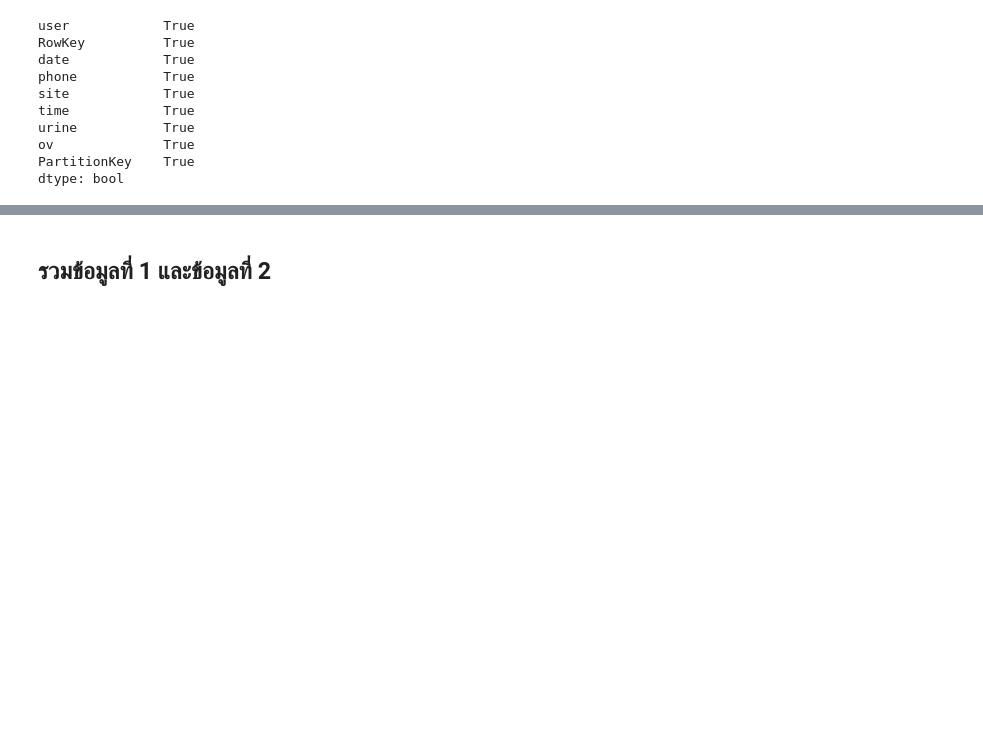
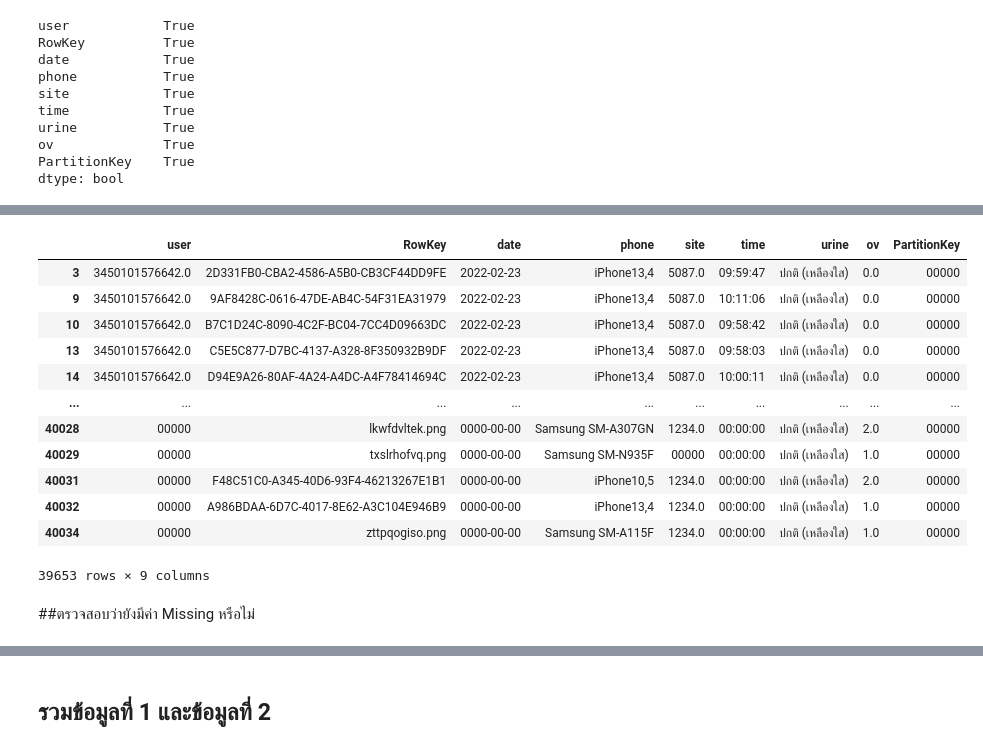
Before and after one commit to proditor002/data_viz_2022, a Jupyter notebook: dashboard_final.ipynb, the cells around one changed output, grey strips where cells are left out. Cells and saved outputs as stored; diff of their text form; code cells hidden in the pictures; blank space fills up the shorter version.

```diff
--- a/dashboard_final.ipynb
+++ b/dashboard_final.ipynb
@@ -186,0 +262,19 @@ dtype: bool
+# %%
+data9 = data8.dropna() #ตัดข้อมูลที่เป็นค่าว่างของ ov ออก เพราะไม่สามารถแทนค่า missing ด้วยค่าอื่นได้ เนื่องจากต้องการข้อมูลที่เป็นตัวเลข 0-4 เท่านั้น
+data9
+# %% [output]
+|  | user | RowKey | date | phone | site | time | urine | ov | PartitionKey |
+| 3 | 3450101576642.0 | 2D331FB0-CBA2-4586-A5B0-CB3CF44DD9FE | 2022-02-23 | iPhone13,4 | 5087.0 | 09:59:47 | ปกติ (เหลืองใส) | 0.0 | 00000 |
+| 9 | 3450101576642.0 | 9AF8428C-0616-47DE-AB4C-54F31EA31979 | 2022-02-23 | iPhone13,4 | 5087.0 | 10:11:06 | ปกติ (เหลืองใส) | 0.0 | 00000 |
+| 10 | 3450101576642.0 | B7C1D24C-8090-4C2F-BC04-7CC4D09663DC | 2022-02-23 | iPhone13,4 | 5087.0 | 09:58:42 | ปกติ (เหลืองใส) | 0.0 | 00000 |
+| 13 | 3450101576642.0 | C5E5C877-D7BC-4137-A328-8F350932B9DF | 2022-02-23 | iPhone13,4 | 5087.0 | 09:58:03 | ปกติ (เหลืองใส) | 0.0 | 00000 |
+| 14 | 3450101576642.0 | D94E9A26-80AF-4A24-A4DC-A4F78414694C | 2022-02-23 | iPhone13,4 | 5087.0 | 10:00:11 | ปกติ (เหลืองใส) | 0.0 | 00000 |
+| ... | ... | ... | ... | ... | ... | ... | ... | ... | ... |
+| 40028 | 00000 | lkwfdvltek.png | 0000-00-00 | Samsung SM-A307GN | 1234.0 | 00:00:00 | ปกติ (เหลืองใส) | 2.0 | 00000 |
+| 40029 | 00000 | txslrhofvq.png | 0000-00-00 | Samsung SM-N935F | 00000 | 00:00:00 | ปกติ (เหลืองใส) | 1.0 | 00000 |
+| 40031 | 00000 | F48C51C0-A345-40D6-93F4-46213267E1B1 | 0000-00-00 | iPhone10,5 | 1234.0 | 00:00:00 | ปกติ (เหลืองใส) | 2.0 | 00000 |
+| 40032 | 00000 | A986BDAA-6D7C-4017-8E62-A3C104E946B9 | 0000-00-00 | iPhone13,4 | 1234.0 | 00:00:00 | ปกติ (เหลืองใส) | 1.0 | 00000 |
+| 40034 | 00000 | zttpqogiso.png | 0000-00-00 | Samsung SM-A115F | 1234.0 | 00:00:00 | ปกติ (เหลืองใส) | 1.0 | 00000 |
+39653 rows × 9 columns
+# %% [markdown]
+##ตรวจสอบว่ายังมีค่า Missing หรือไม่
```
Also changed, not shown: parts of 19 cells of this notebook.
